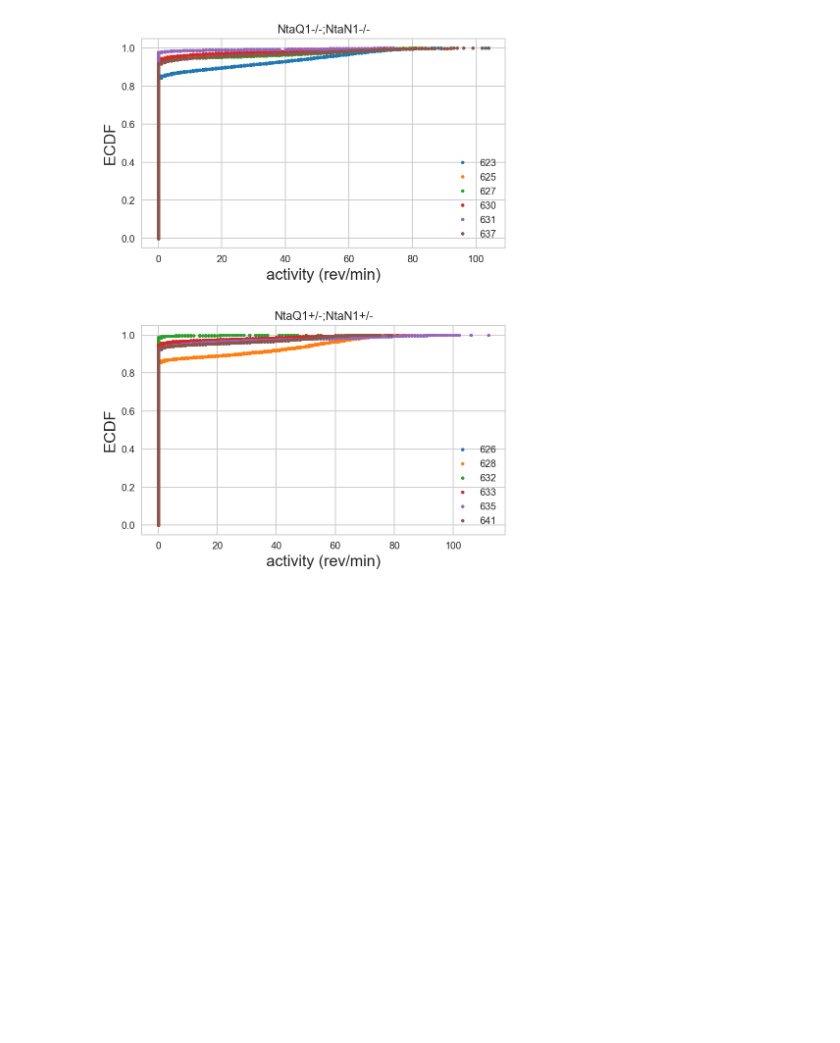
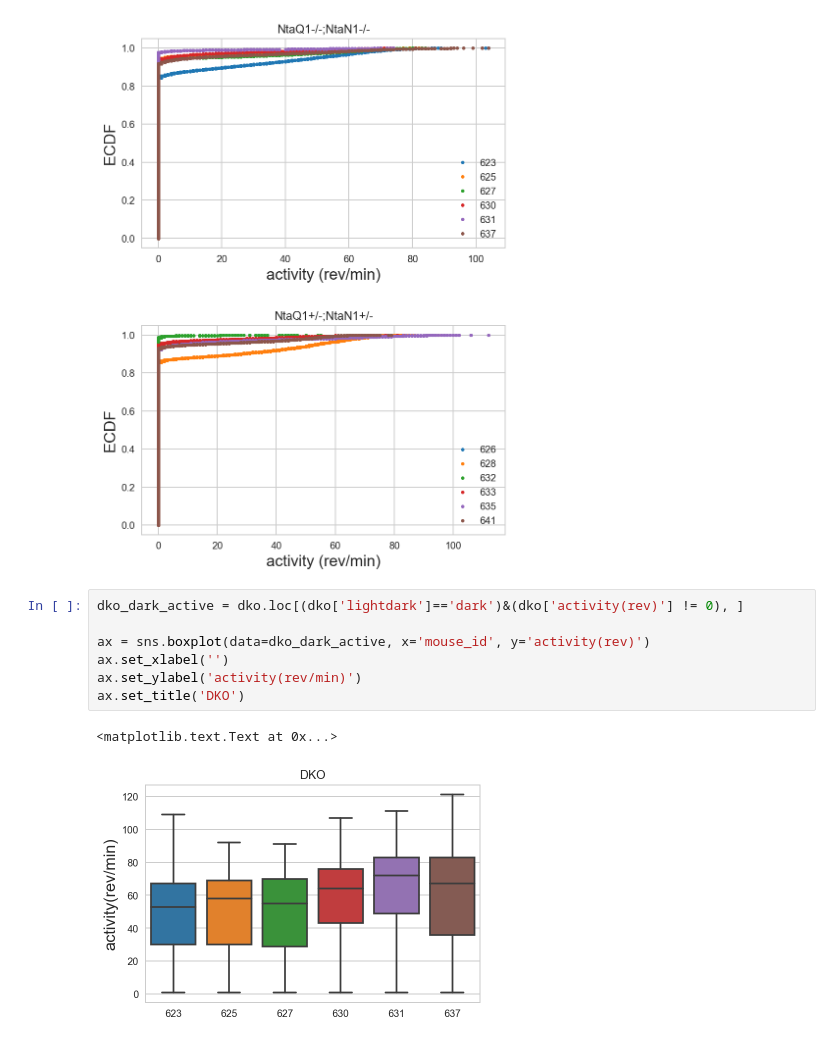
Before and after one commit to xxw128/running_wheel, a Jupyter notebook: ecdf_plot.ipynb, the cells around one changed output. Cells and saved outputs as stored; diff of their text form; blank space fills up the shorter version.

Commit message:
updated ecdf_plot

```diff
--- a/ecdf_plot.ipynb
+++ b/ecdf_plot.ipynb
@@ -95,3 +95,13 @@ ax[1] = bootcamp_utils.ecdf_plot(dhet_light, 'activity(rev)',
 fig.tight_layout(h_pad=3)
 # %% [output]
 [figure]
+# %%
+dko_dark_active = dko.loc[(dko['lightdark']=='dark')&(dko['activity(rev)'] != 0), ]
+
+ax = sns.boxplot(data=dko_dark_active, x='mouse_id', y='activity(rev)')
+ax.set_xlabel('')
+ax.set_ylabel('activity(rev/min)')
+ax.set_title('DKO')
+# %% [output]
+<matplotlib.text.Text at 0x...>
+[figure, added]
```
Also changed, not shown: parts of 1 cell of this notebook.
